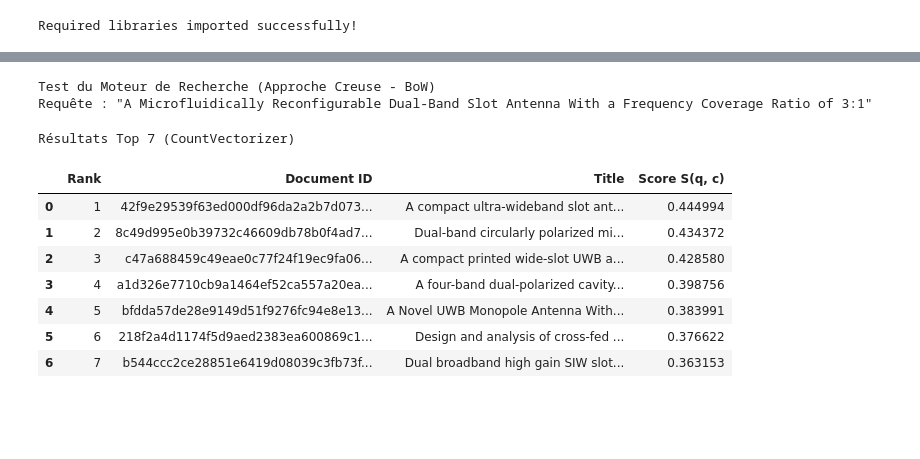
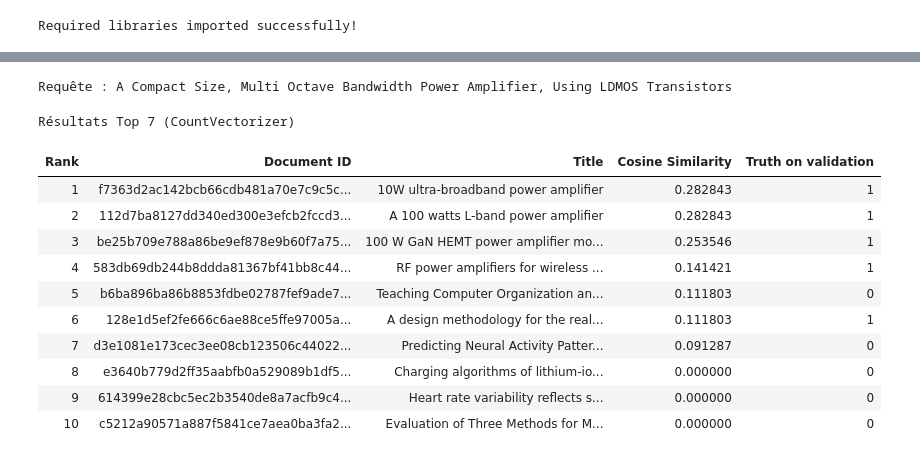
Before and after one commit to Louisdlms/CL-DS-Moteur_De_Recherche, a Jupyter notebook: solution.ipynb, the cells around one changed output, grey strips where cells are left out. Cells and saved outputs as stored; diff of their text form; code cells hidden in the pictures; blank space fills up the shorter version.

```diff
--- a/solution.ipynb
+++ b/solution.ipynb
@@ -312,51 +271,67 @@ Score d'appariement S(Q, C-) : 0.0000
 # %%
-def retrieve_top_k(query_text: str, vectorizer: CountVectorizer, X_corpus: csr_matrix, corpus_ids: List[str], k: int = 10) -> pd.DataFrame:
+def retrieve_top_k(query_id : str, model, transformed_corpus, queries = queries, corpus = corpus,  k: int = 10, dense = True) -> pd.DataFrame:
     """
-    Implémente le moteur de recherche basé sur le modèle BoW et la similarité cosinus.
+    Implémente le moteur de recherche basé sur les embeddings (approche dense).
     """
-    # Construire le vecteur requête (q)
-    q_vec = vectorizer.transform([query_text])
 
-    # Calculer le score S(q, c) pour tous les documents c du corpus
-    scores = cosine_similarity(q_vec, X_corpus).flatten()
+    query_text = queries[query_id].get('text')
+    id_candidates = list(qrels_valid[query_id].keys())
+    index_candidates = [id_to_index[doc] for doc in id_candidates]
+
+    if dense :
+        # Encodage de la requête
+        q_embedding = model.encode([query_text], convert_to_numpy=True)
+        # Utilisation de la similarité cosinus entre le vecteur requête et la matrice du corpus
+        c_embedding = transformed_corpus[index_candidates]
+        scores = cosine_similarity(q_embedding, c_embedding).flatten()
+
+    else :
+        # Construire le vecteur requête (q)
+        q_vec = model.transform([query_text])
+        # Construire le vecteur des candidats
+        c_vec = transformed_corpus[index_candidates]
+        # Calculer le score S(q, c) pour tous les documents c du corpus
+        scores = cosine_similarity(q_vec, c_vec).flatten()
 
     # Trier les résultats
     top_k_indices = np.argsort(scores)[::-1][:k]
 
-    # Construire le résultat
+    # Construire le résultat avec la pertinence réelle
     results = []
     for rank, idx in enumerate(top_k_indices):
-        doc_id = corpus_ids[idx]
+        doc_id = id_candidates[idx]
         doc = corpus[doc_id]
         results.append({
             'Rank': rank + 1,
             'Document ID': doc_id,
             'Title': doc['title'],
-            'Score S(q, c)': scores[idx]
+            'Cosine Similarity': scores[idx],
+            'Truth on validation' : qrels_valid[query_id][doc_id]
         })
 
     return pd.DataFrame(results)
 
 # Tester le moteur
-query_id = list(qrels_valid.keys())[0] # Prendre la première requête
-q_doc = queries.get(query_id) or corpus.get(query_id)
+query_id = list(qrels_valid.keys())[42]
+q_doc = queries.get(query_id)
 query_example_text = q_doc['text']
 
-print(f"\nTest du Moteur de Recherche (Approche Creuse - BoW)")
-print(f"Requête : \"{query_example_text}\"")
+print(f"Requête : {query_example_text}")
 
-top_results_df = retrieve_top_k(query_example_text, vectorizer, X, corpus_ids, k=7)
-display(top_results_df.style.set_caption("Résultats Top 7 (CountVectorizer)"))
+top_results_df = retrieve_top_k(query_id, vectorizer, X, queries, corpus,  k=10, dense = False)
+display(top_results_df.style.hide(axis = 'index').set_caption("Résultats Top 7 (CountVectorizer)"))
 # %% [output]
-Test du Moteur de Recherche (Approche Creuse - BoW)
-Requête : "A Microfluidically Reconfigurable Dual-Band Slot Antenna With a Frequency Coverage Ratio of 3:1"
+Requête : A Compact Size, Multi Octave Bandwidth Power Amplifier, Using LDMOS Transistors
 Résultats Top 7 (CountVectorizer)
-|  | Rank | Document ID | Title | Score S(q, c) |
-| 0 | 1 | 42f9e29539f63ed000df96da2a2b7d073... | A compact ultra-wideband slot ant... | 0.444994 |
-| 1 | 2 | 8c49d995e0b39732c46609db78b0f4ad7... | Dual-band circularly polarized mi... | 0.434372 |
-| 2 | 3 | c47a688459c49eae0c77f24f19ec9fa06... | A compact printed wide-slot UWB a... | 0.428580 |
-| 3 | 4 | a1d326e7710cb9a1464ef52ca557a20ea... | A four-band dual-polarized cavity... | 0.398756 |
-| 4 | 5 | bfdda57de28e9149d51f9276fc94e8e13... | A Novel UWB Monopole Antenna With... | 0.383991 |
-| 5 | 6 | 218f2a4d1174f5d9aed2383ea600869c1... | Design and analysis of cross-fed ... | 0.376622 |
-| 6 | 7 | b544ccc2ce28851e6419d08039c3fb73f... | Dual broadband high gain SIW slot... | 0.363153 |
+| Rank | Document ID | Title | Cosine Similarity | Truth on validation |
+| 1 | f7363d2ac142bcb66cdb481a70e7c9c5c... | 10W ultra-broadband power amplifier | 0.282843 | 1 |
+| 2 | 112d7ba8127dd340ed300e3efcb2fccd3... | A 100 watts L-band power amplifier | 0.282843 | 1 |
+| 3 | be25b709e788a86be9ef878e9b60f7a75... | 100 W GaN HEMT power amplifier mo... | 0.253546 | 1 |
+| 4 | 583db69db244b8ddda81367bf41bb8c44... | RF power amplifiers for wireless ... | 0.141421 | 1 |
+| 5 | b6ba896ba86b8853fdbe02787fef9ade7... | Teaching Computer Organization an... | 0.111803 | 0 |
+| 6 | 128e1d5ef2fe666c6ae88ce5ffe97005a... | A design methodology for the real... | 0.111803 | 1 |
+| 7 | d3e1081e173cec3ee08cb123506c44022... | Predicting Neural Activity Patter... | 0.091287 | 0 |
+| 8 | e3640b779d2ff35aabfb0a529089b1df5... | Charging algorithms of lithium-io... | 0.000000 | 0 |
+| 9 | 614399e28cbc5ec2b3540de8a7acfb9c4... | Heart rate variability reflects s... | 0.000000 | 0 |
+| 10 | c5212a90571a887f5841ce7aea0ba3fa2... | Evaluation of Three Methods for M... | 0.000000 | 0 |
 # %%
```
Also changed, not shown: parts of 22 cells of this notebook.
